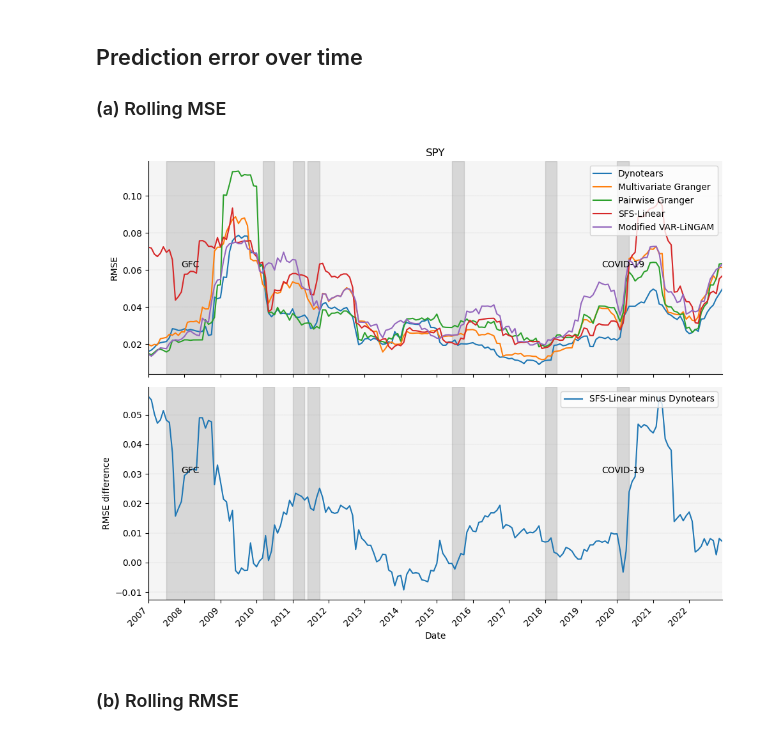
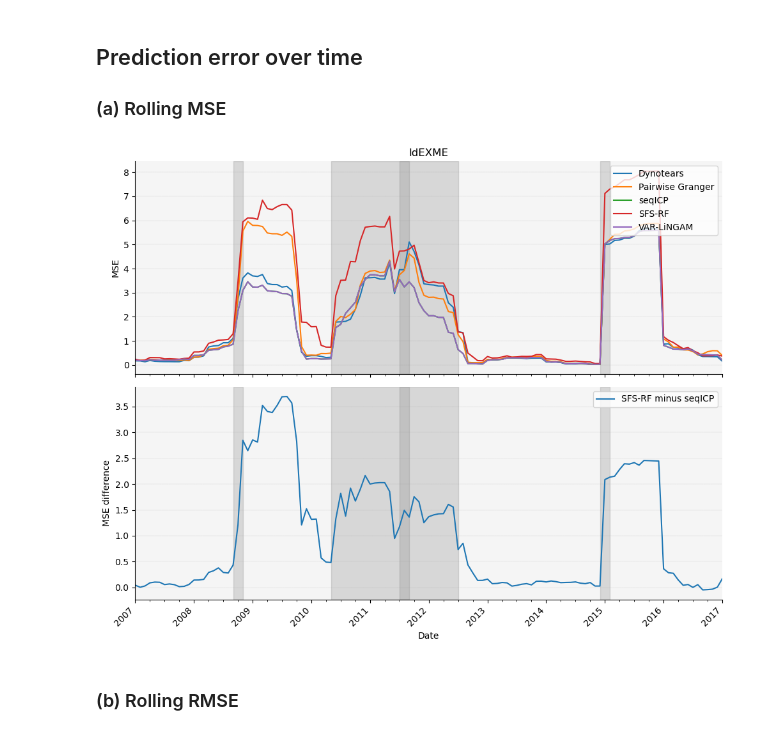
Before and after one commit to dcuoliveira/cml-fin, a Jupyter notebook: src/results_report_forecasting.ipynb, the cells around one changed output. Drawn from its saved outputs; the diff is of its cells as text; code cells hidden in the pictures.

```diff
--- a/src/results_report_forecasting.ipynb
+++ b/src/results_report_forecasting.ipynb
@@ -388,38 +309,37 @@ for m in metric_names:
 # %%
 # SPY, XLP, XLK, XLY, XLF, XLB, XLI
 
-selected_models = [
-    "sfstscv_nocluster",
-    "dynotears_nocluster",
-    "pairwise-granger_nocluster",
-    "multivariate-granger_nocluster",
-    "var-lingam_rollingkmeans_k5_rank",
-]
+benchmark_name = "sfstscv-rf_nocluster"
+causal_name = "seqICP_nocluster"
+
+selected_models = fs_methods.copy()
 
 rename_fs = {
-    "sfstscv-lin_nocluster": "SFS-Linear",
+    "sfstscv-rf_nocluster": "SFS-RF",
     "dynotears_nocluster": "Dynotears",
     "pairwise-granger_nocluster": "Pairwise Granger",
-    "multivariate-granger_nocluster": "Multivariate Granger",
-    "var-lingam_rollingkmeans_k5_rank": "Modified VAR-LiNGAM",
+    "seqICP_nocluster": "seqICP",
+    # "multivariate-granger_nocluster": "Multivariate Granger",
+    # "var-lingam_rollingkmeans_k5_rank": "Modified VAR-LiNGAM",
+    "var-lingam_nocluster": "VAR-LiNGAM",
 }
 
+column_name = f"{rename_fs[benchmark_name]} minus {rename_fs[causal_name]}"
+
 for etf in all_rolling_metrics_df["etf"].unique():
-    etf_rolling_metrics_df = all_rolling_metrics_df.loc[(all_rolling_metrics_df["etf"] == etf)&(all_rolling_metrics_df["variable"]=="rolling_rmse")].pivot_table(index=["date"], columns=["fs"], values=["value"])
+    etf_rolling_metrics_df = all_rolling_metrics_df.loc[(all_rolling_metrics_df["etf"] == etf)&(all_rolling_metrics_df["variable"]=="rolling_mse")].pivot_table(index=["date"], columns=["fs"], values=["value"])
     # etf_rolling_metrics_df = all_rolling_metrics_df.loc[(all_rolling_metrics_df["etf"] == etf)&(all_rolling_metrics_df["variable"]=="rolling_mse")&(all_rolling_metrics_df["fs"].isin(selected_models))].pivot_table(index=["date"], columns=["fs"], values=["value"])
     etf_rolling_metrics_df.columns = etf_rolling_metrics_df.columns.droplevel()
-    etf_rolling_metrics_df["SFS-Linear minus Dynotears"] = etf_rolling_metrics_df["sfstscv-lin_nocluster"] - etf_rolling_metrics_df["dynotears_nocluster"]
+    etf_rolling_metrics_df[column_name] = etf_rolling_metrics_df[benchmark_name] - etf_rolling_metrics_df[causal_name]
     etf_rolling_metrics_df = etf_rolling_metrics_df.rename(columns=rename_fs)
-
-    etf_rolling_metrics_df = etf_rolling_metrics_df.loc["2007-01-01":]
 
      # Plotting
     fig, axs = plt.subplots(2, 1, figsize=(10, 8), sharex=True)
 
     # Plotting on the upper subplot
-    etf_rolling_metrics_df.drop(["SFS-Linear minus Dynotears"], axis=1).plot(ax=axs[0])
+    etf_rolling_metrics_df.drop([column_name], axis=1).plot(ax=axs[0])
     axs[0].set_title(f'{etf}')
-    axs[0].set_ylabel('RMSE')
+    axs[0].set_ylabel('MSE')
     axs[0].legend(loc='upper right')
     axs[0].grid(True, axis='y', which='major', linestyle='--', linewidth='0.1', color='gray')
     axs[0].set_facecolor('whitesmoke')
@@ -427,43 +347,43 @@ for etf in all_rolling_metrics_df["etf"].unique():
     axs[0].spines['right'].set_visible(False)
 
     # Plotting on the lower subplot
-    etf_rolling_metrics_df["SFS-Linear minus Dynotears"].plot(ax=axs[1])
+    etf_rolling_metrics_df[column_name].plot(ax=axs[1])
     axs[1].set_xlabel('Date')
-    axs[1].set_ylabel('RMSE difference')
+    axs[1].set_ylabel('MSE difference')
     axs[1].legend(loc='upper right')
     axs[1].grid(True, axis='y', which='major', linestyle='--', linewidth='0.1', color='gray')
     axs[1].set_facecolor('whitesmoke')
     axs[1].spines['top'].set_visible(False)
     axs[1].spines['right'].set_visible(False)
 
     # Add shaded regions for each event
     for event_name, date in event_dates:
         start_date, end_date = date[0], date[1]
         axs[0].axvspan(pd.to_datetime(start_date), pd.to_datetime(end_date), color='grey', alpha=0.25)
         axs[1].axvspan(pd.to_datetime(start_date), pd.to_datetime(end_date), color='grey', alpha=0.25)
 
-         # Check if the event is GFC and add text label
-        if (event_name == "GFC") or (event_name == "COVID-19"):
-            mid_point = pd.to_datetime(start_date) + (pd.to_datetime(end_date) - pd.to_datetime(start_date)) / 2
-            axs[0].text(mid_point, axs[0].get_ylim()[1] * 0.55, event_name, horizontalalignment='center', verticalalignment='top', color='black', fontsize=10)
-            axs[1].text(mid_point, axs[1].get_ylim()[1] * 0.55, event_name, horizontalalignment='center', verticalalignment='top', color='black', fontsize=10)
+        #  # Check if the event is GFC and add text label
+        # if (event_name == "GFC") or (event_name == "COVID-19"):
+        #     mid_point = pd.to_datetime(start_date) + (pd.to_datetime(end_date) - pd.to_datetime(start_date)) / 2
+        #     axs[0].text(mid_point, axs[0].get_ylim()[1] * 0.55, event_name, horizontalalignment='center', verticalalignment='top', color='black', fontsize=10)
+        #     axs[1].text(mid_point, axs[1].get_ylim()[1] * 0.55, event_name, horizontalalignment='center', verticalalignment='top', color='black', fontsize=10)
 
 
     # Set x-ticks to yearly frequency, adjust as necessary
     tick_positions = pd.date_range(start=etf_rolling_metrics_df.index.min(), end=etf_rolling_metrics_df.index.max(), freq='AS')
     axs[1].set_xticks(tick_positions)
     axs[1].set_xticklabels([tp.strftime('%Y') for tp in tick_positions], rotation=45, ha='right')
 
     # Adjust layout for better visualization
     plt.tight_layout()
 
     # Export plot
-    fig.savefig(os.path.join(results_path, f'{etf}_rolling_mae.png'))
+    fig.savefig(os.path.join(results_path, f'{etf}_rolling_mse.png'))
 
     # Show the plot
     plt.show()
 # %% [output]
-[figure, old version]
+[figure, new version]
 # %% [markdown]
 ### (b) Rolling RMSE
 # %%
```
Also changed, not shown: parts of 26 cells of this notebook.
